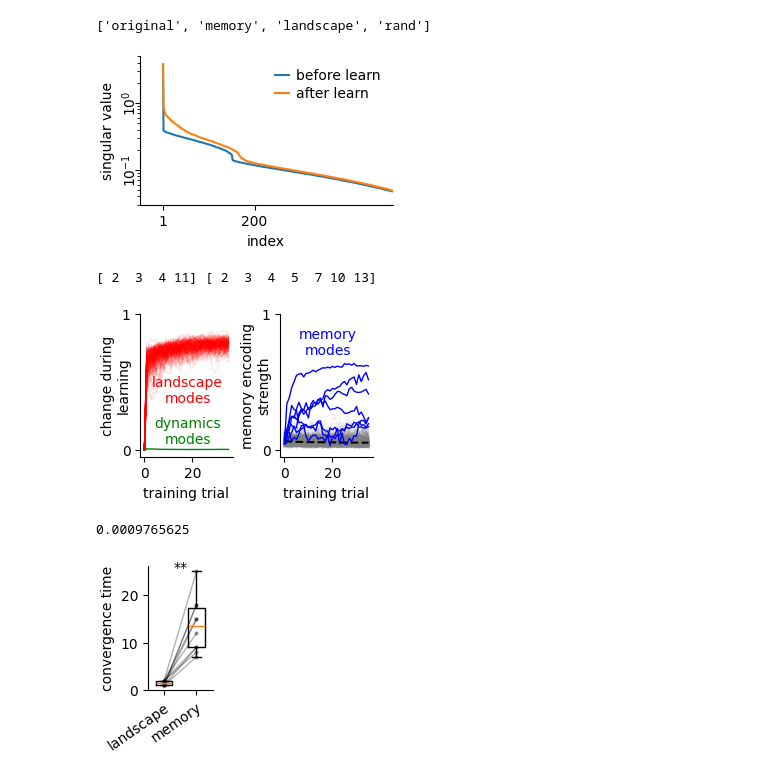
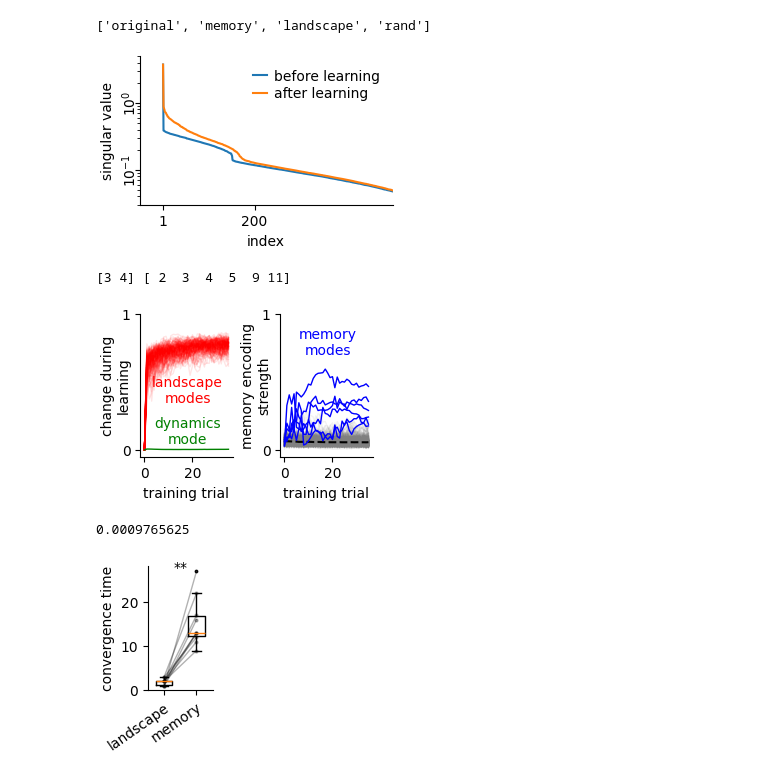
Before and after one commit to gongziyida/vocal-error-network, a Jupyter notebook: EIrec_analysis/EIrec_analysis.ipynb, the cells around one changed output. Drawn from its saved outputs; the diff is of its cells as text; code cells hidden in the pictures.

```diff
--- a/EIrec_analysis/EIrec_analysis.ipynb
+++ b/EIrec_analysis/EIrec_analysis.ipynb
@@ -15,25 +15,24 @@ XS_PERT = np.linspace(0, 1, num=6) # off manifold (perturbation)
 XS_SCALE = np.linspace(0, 1, num=6) # on manifold (song scaling)
 # %%
 rate_onm, rate_offm = [], []
-# correlations between disrupted J and syllables for the four disruption cases
-corr_ctrl, corr_disr = [], []
 svds = []
+mode = 'shuffleAll'
+for i in tqdm(range(1,11)):
+    with open(f'../results/EI_rec_J_disr_exp_meta_{i}.pkl', 'rb') as f:
+        res = pickle.load(f)
+        # syl is directly derived from the input data, so all are the same
+        syl = res['syl']
+        svds.append(res['svds'])
 
-for i in tqdm(range(1,11)):
-    with open('../results/EIrec_J_disrupt_exp%s.pkl' % i, 'rb') as f:
+    with open(f'../results/EIrec_J_disr_exp_{mode}_{i}.pkl', 'rb') as f:
         res = pickle.load(f)
 
-    # syl is directly derived from the input data, so all are the same
-    syl = res['syl']
     NE = syl.shape[1]
 
     rate_onm += res['on_manifold']
     rate_offm += res['off_manifold']
 
-    svds.append(res['svds'])
     J = svds[-1][-1][0] @ np.diag(svds[-1][-1][1]) @ svds[-1][-1][2]
-    corr_ctrl.append(correlation(J[:NE,:NE], syl, dim=2))
-    corr_disr.extend(res['J_disr_corrs'])
 
 print(res['order'])
 n_case = len(res['order'])
@@ -41,58 +40,56 @@ n_shuffle = len(res['on_manifold'])
 
 # (simulations, cases, pert values, NE)
 rate_onm, rate_offm = np.stack(rate_onm), np.stack(rate_offm)
-# (simulations * cases, NE, syllable)
-corr_ctrl, corr_disr = np.stack(corr_ctrl), np.stack(corr_disr)
 # %% [output]
 ['original', 'memory', 'landscape', 'rand']
 # %%
 fig, ax = plt.subplots(1, figsize=(3, 2))
 i = np.arange(1, len(svds[0][0][1])+1)
-ax.plot(i, svds[0][0][1], label='before learn')
-ax.plot(i, svds[0][-1][1], label='after learn')
+ax.plot(i, svds[0][0][1], label='before learning')
+ax.plot(i, svds[0][-1][1], label='after learning')
 ax.legend()
 ax.set(yscale='log', ylim=[3e-2, 5], xlim=[-50, 500], xticks=[1, 200],
        ylabel='singular value', xlabel='index')
 ax.set_yticks([1e-1, 1], labels=['$10^{-1}$', '$10^0$'],
               ha='center', va='center', rotation=90)
-fig.savefig('../svg/log_singular_value.svg')
+fig.savefig(f'../svg/EIrec_analysis/{mode}_log_singular_value.svg')
 # %% [output]
-[figure, old version]
+[figure, new version]
 # %%
-change, i_outlier, i_nonout = characterize_change(svds[1], first_n=300)
+change, i_outlier, i_nonout = characterize_change(svds[1], first_n=150)
 mem_enc, i_memory, i_nonmem = characterize_memory(svds[1], syl, 'left')
 i_landscape = [i for i in i_nonmem if i != 0 and i < 150]
 
 print(i_outlier + 1, i_memory + 1)
 
 fig, ax = plt.subplots(1, 2, figsize=(2.8,2))
 
 ax[0].plot(change[:,i_landscape], c='r', alpha=0.1, lw=1, zorder=-1)
 ax[0].text(change.shape[0]//2, 0.35, 'landscape\nmodes', ha='center', c='r')
 # ax[0].plot(change[:,i_memory], c='b', alpha=0.6, lw=1, zorder=-1)
 # ax[0].plot(change[:,150:], c='purple', alpha=0.1, lw=1, zorder=-1)
 # ax[0].plot(change, c='grey', alpha=0.1, lw=1, zorder=-1)
 # ax[0].plot(change[:,1:].mean(axis=1), c='k', ls='--', zorder=1)
 ax[0].plot(change[:,0], c='g', lw=1, zorder=2)
-ax[0].text(change.shape[0]//2, 0.05, 'dynamics\nmodes', ha='center', c='g')
+ax[0].text(change.shape[0]//2, 0.05, 'dynamics\nmode', ha='center', c='g')
 ax[0].set(yticks=[0, 1], ylim=[-0.05, 1])
 ax[0].set_ylabel('change during\nlearning', va='center')
 ax[0].set_xlabel('training trial', va='top')
 ax[1].set_rasterization_zorder(0)
 
 ax[1].plot(mem_enc[:,i_nonmem], c='grey', alpha=0.1, lw=1, zorder=-1)
 ax[1].plot(mem_enc[:,i_nonmem].mean(axis=1), c='k', ls='--', zorder=1)
 ax[1].plot(mem_enc[:,i_memory], c='b', lw=1, alpha=1, zorder=1)
 ax[1].text(change.shape[0]//2, 0.7, 'memory\nmodes', ha='center', c='b')
 ax[1].set(ylim=[-0.05, 1], yticks=[0, 1])
 ax[1].set_ylabel('memory encoding\nstrength', va='center')
 ax[1].set_xlabel('training trial', va='top')
 ax[1].set_rasterization_zorder(0)
 
-fig.savefig('../svg/mode_learning_curves_E2I2E.svg')
+fig.savefig(f'../svg/EIrec_analysis/{mode}_mode_learning_curves_E2I2E.svg')
 # %% [output]
-[ 2  3  4 11] [ 2  3  4  5  7 10 13]
+[3 4] [ 2  3  4  5  9 11]
-[figure, old version]
+[figure, new version]
 # %%
 def get_timeconst(x):
     xmin, xmax = x.min(axis=0), x.max(axis=0)
@@ -119,8 +116,8 @@ else:
     ax.text(1.5, np.max(tc_memory), 'ns', ha='center', va='bottom')
 ax.set(ylim=[0, ax.get_ylim()[1]], ylabel='convergence time')
 ax.set_xticklabels(['landscape', 'memory'], rotation=35, ha='right', rotation_mode='anchor')
-fig.savefig('../svg/mode_time_constants.svg')
+fig.savefig(f'../svg/EIrec_analysis/{mode}_mode_time_constants.svg')
 # %% [output]
 0.0009765625
-[figure, old version]
+[figure, new version]
 # %%
```
Also changed, not shown: parts of 10 cells of this notebook, 1 other file.
